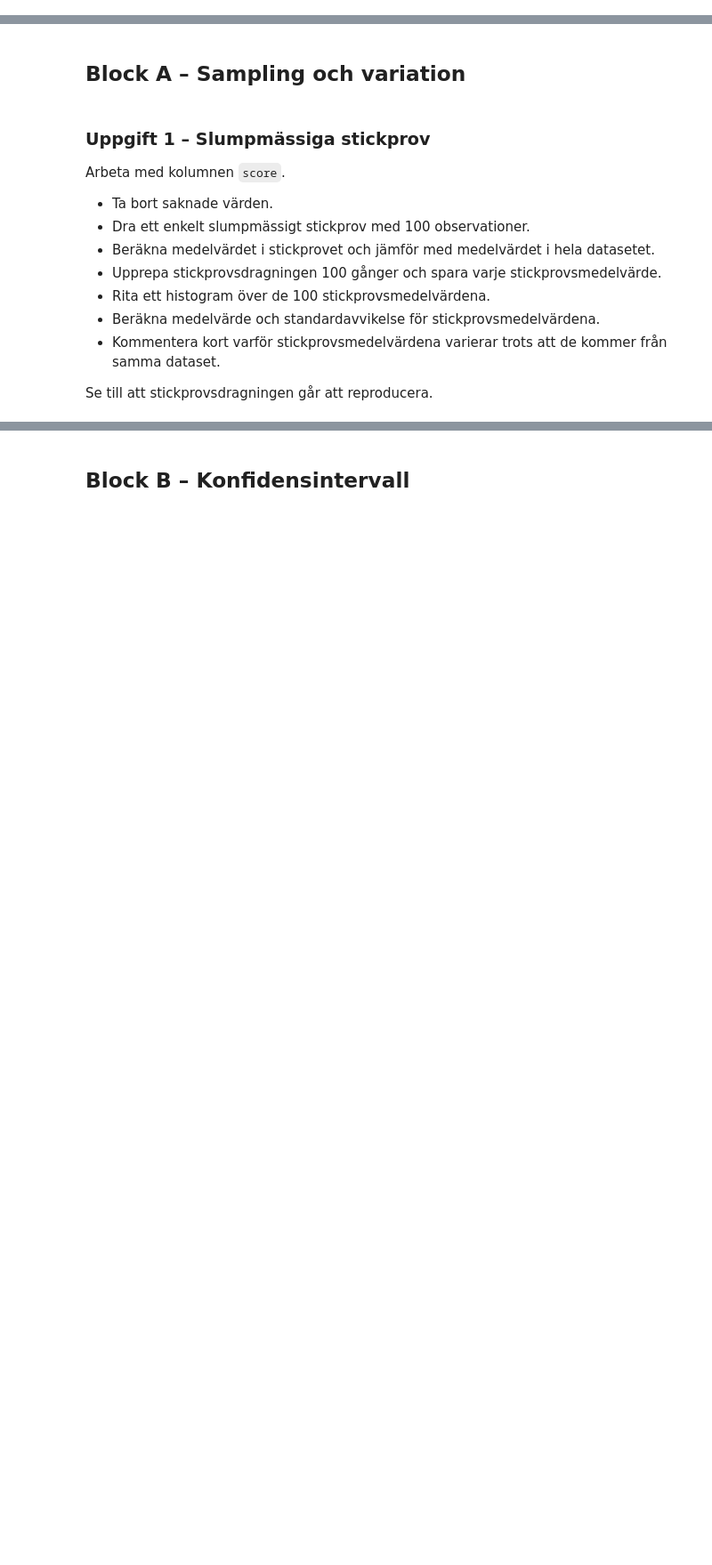
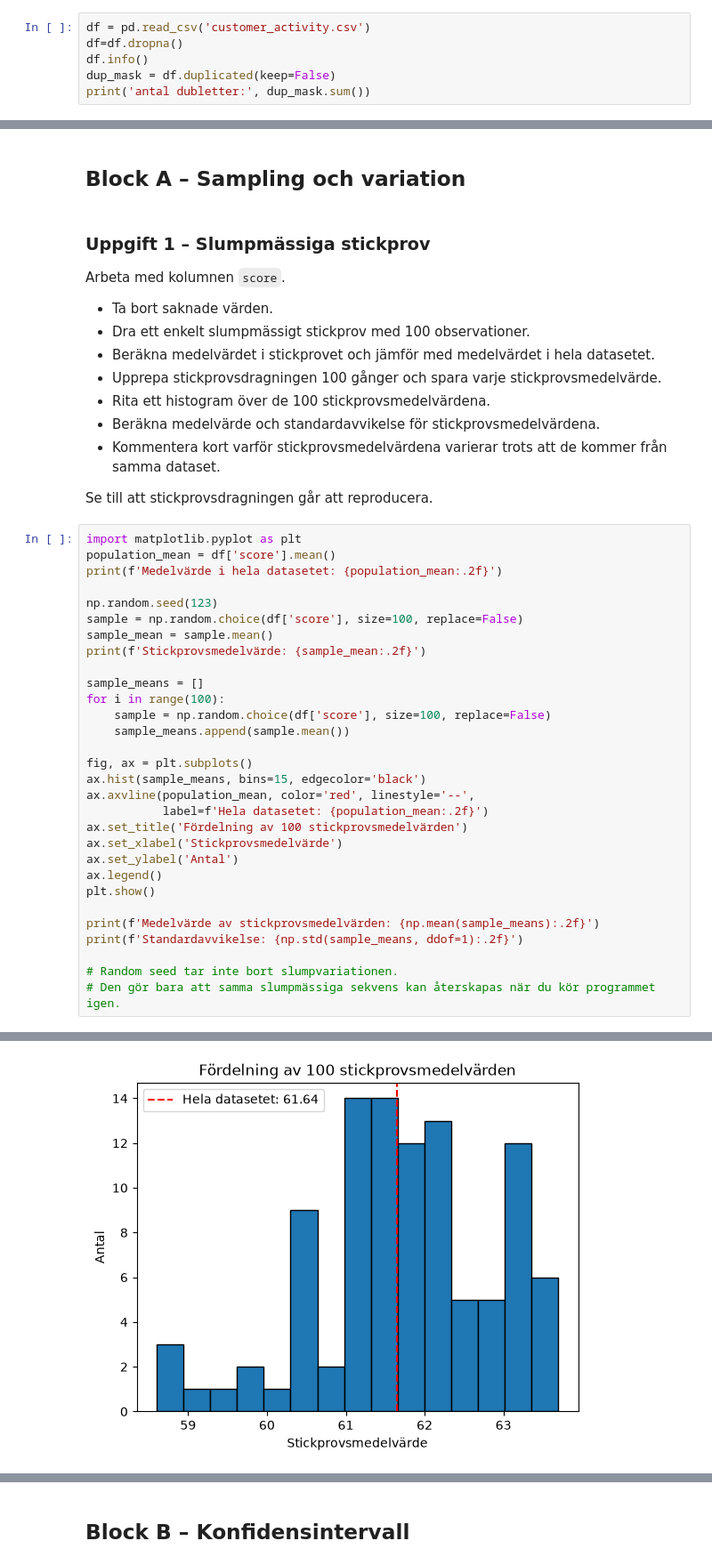
Before and after one commit to Hakan-Fridlund/PYSTDA45-Pythonprogrammering-och-statistisk-dataanalys, a Jupyter notebook: exercises/week6_exercises.ipynb, the cells around one changed output, grey strips where cells are left out. Shown at 89% size. Drawn from its saved outputs; the diff is of its cells as text; blank space fills up the shorter version.

```diff
--- a/exercises/week6_exercises.ipynb
+++ b/exercises/week6_exercises.ipynb
@@ -93,3 +95,9 @@ Eftersom datasetet är syntetiskt ska det användas för att träna analysmetode
 - Läs in filen till `df` och förhandsgranska.
 - Kontrollera datatyper och antal saknade värden per kolumn.
 - Skriv en kort kommentar (i kod) om något du reagerar på (t.ex. att `revenue` ofta är 0 p.g.a. icke-köp).
+# %%
+df = pd.read_csv('customer_activity.csv')
+df=df.dropna()
+df.info()
+dup_mask = df.duplicated(keep=False)
+print('antal dubletter:', dup_mask.sum())
@@ -109,3 +133,34 @@ Arbeta med kolumnen `score`.
 - Kommentera kort varför stickprovsmedelvärdena varierar trots att de kommer från samma dataset.
 
 Se till att stickprovsdragningen går att reproducera.
+# %%
+import matplotlib.pyplot as plt
+population_mean = df['score'].mean()
+print(f'Medelvärde i hela datasetet: {population_mean:.2f}')
+
+np.random.seed(123)
+sample = np.random.choice(df['score'], size=100, replace=False)
+sample_mean = sample.mean()
+print(f'Stickprovsmedelvärde: {sample_mean:.2f}')
+
+sample_means = []
+for i in range(100):
+    sample = np.random.choice(df['score'], size=100, replace=False)
+    sample_means.append(sample.mean())
+
+fig, ax = plt.subplots()
+ax.hist(sample_means, bins=15, edgecolor='black')
+ax.axvline(population_mean, color='red', linestyle='--',
+           label=f'Hela datasetet: {population_mean:.2f}')
+ax.set_title('Fördelning av 100 stickprovsmedelvärden')
+ax.set_xlabel('Stickprovsmedelvärde')
+ax.set_ylabel('Antal')
+ax.legend()
+plt.show()
+
+print(f'Medelvärde av stickprovsmedelvärden: {np.mean(sample_means):.2f}')
+print(f'Standardavvikelse: {np.std(sample_means, ddof=1):.2f}')
+
+# Random seed tar inte bort slumpvariationen.
+# Den gör bara att samma slumpmässiga sekvens kan återskapas när du kör programmet igen.
+# %% [output]
@@ -111,0 +169 @@ Se till att stickprovsdragningen går att reproducera.
+[figure, added]
```
Also changed, not shown: parts of 11 cells of this notebook, 2 other files.
